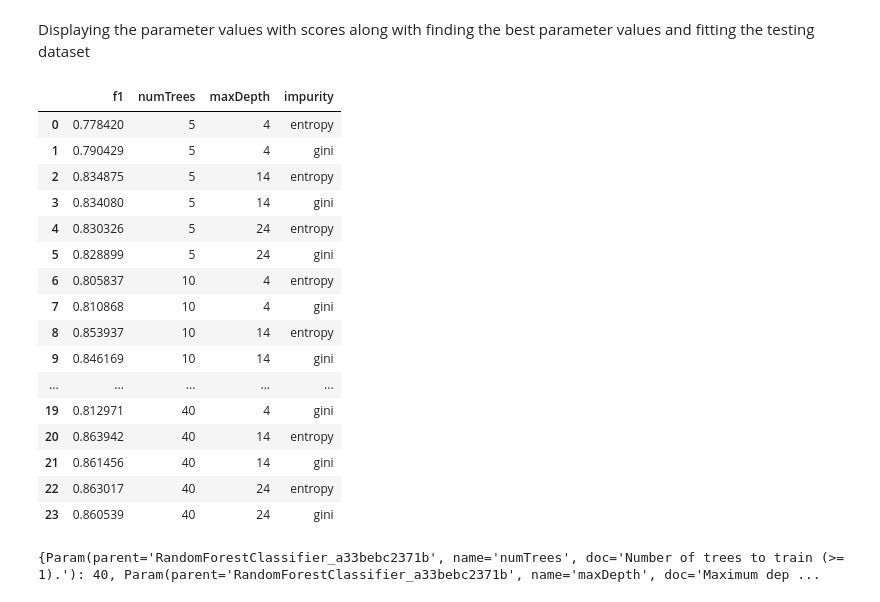
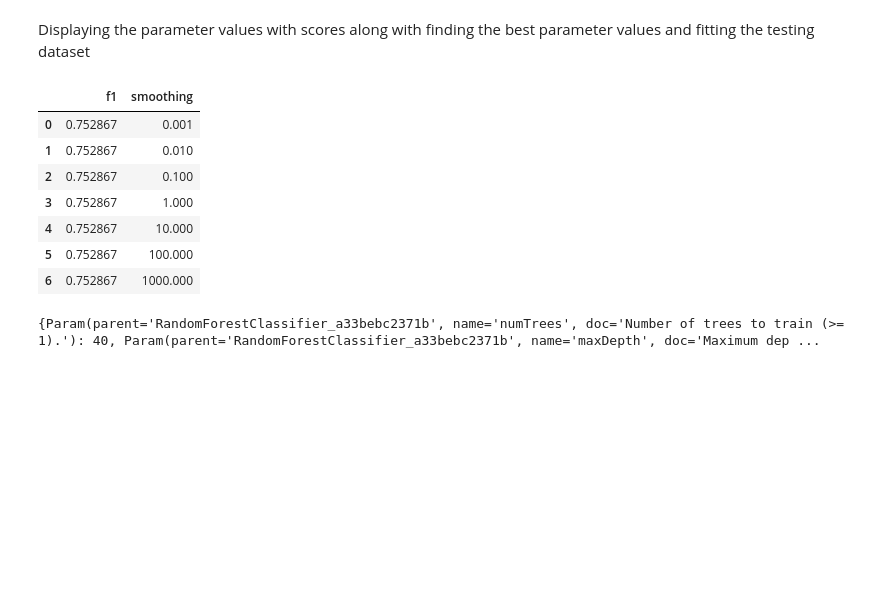
Before and after one commit to Gooner12/FIFA_2019, a Jupyter notebook: FIFA_2019.ipynb, the cells around one changed output. Cells and saved outputs as stored; diff of their text form; code cells hidden in the pictures; blank space fills up the shorter version.

```diff
--- a/FIFA_2019.ipynb
+++ b/FIFA_2019.ipynb
@@ -1559,2 +1615,4 @@ def pipeline_setter(feature_columns, Target, Type, Classifier):
 
   return main_pipeline, paramGrid
+# %%
+x, y = pipeline_setter(features_col_classification, 'Target', 'Classification', 'Naive Bayes')
@@ -1651,6 +1719,8 @@ def data_splitter(df):
 # %%
 # splitting the data into training and testing dataset
 training, testing = df_final.randomSplit([0.7, 0.3], seed=2020)
+# %%
+training, testing = data_splitter(classification_df)
 # %%
 print((training.count(), len(training.columns)))
 # %% [output]
@@ -1662,7 +1732,7 @@ print((training.count(), len(training.columns)))
 # %% [markdown]
 **Cross validation**
 # %%
-def cross_validator(Pipeline, ParamGrid, Target, Training_Data):
+def cross_validator(Pipeline, ParamGrid, Target, Training_Data, Testing_Data):
   # cross validating
   crossval = CrossValidator(estimator=Pipeline,\
                             estimatorParamMaps=ParamGrid,\
@@ -1671,4 +1741,10 @@ def cross_validator(Pipeline, ParamGrid, Target, Training_Data):
 
   # fitting the training data
   cv= crossval.fit(Training_Data)
-  return cv
+
+  # fitting the testing data using the best model
+  prediction = cv.bestModel.transform(Testing_Data).select('Target', 'prediction')
+  prediction.show()
+  return cv, prediction
+# %%
+d, e = cross_validator(x, y, 'Target', training, testing)
@@ -1687,31 +1794,22 @@ cv_random_forest= crossval_random_forest.fit(training)
 Displaying the parameter values with scores along with finding the best parameter values and fitting the testing dataset
 # %%
 # creating a dictionary of parameter and values after retrieving the estimator parameter map
-parameter_values_rf = [{parameter.name: values for parameter, values in parameter_maps.items()} for parameter_maps in cv_random_forest.getEstimatorParamMaps()]
+parameter_values_rf = [{parameter.name: values for parameter, values in parameter_maps.items()} for parameter_maps in d.getEstimatorParamMaps()]
 #print(parameter_values_rf)
 # creating a pandas dataframe containing measuring scores corresponding to each parameter value for different parameters from a dictionary
 # the first column is the score and the remaining are the parameters
-pd.DataFrame.from_dict([{cv_random_forest.getEvaluator().getMetricName(): metric, **pvs}\
-    for pvs, metric in zip(parameter_values_rf, cv_random_forest.avgMetrics)
+pd.DataFrame.from_dict([{d.getEvaluator().getMetricName(): metric, **pvs}\
+    for pvs, metric in zip(parameter_values_rf, d.avgMetrics)
 ])
 # %% [output]
-|  | f1 | numTrees | maxDepth | impurity |
-| 0 | 0.778420 | 5 | 4 | entropy |
-| 1 | 0.790429 | 5 | 4 | gini |
-| 2 | 0.834875 | 5 | 14 | entropy |
-| 3 | 0.834080 | 5 | 14 | gini |
-| 4 | 0.830326 | 5 | 24 | entropy |
-| 5 | 0.828899 | 5 | 24 | gini |
-| 6 | 0.805837 | 10 | 4 | entropy |
-| 7 | 0.810868 | 10 | 4 | gini |
-| 8 | 0.853937 | 10 | 14 | entropy |
-| 9 | 0.846169 | 10 | 14 | gini |
-| ... | ... | ... | ... | ... |
-| 19 | 0.812971 | 40 | 4 | gini |
-| 20 | 0.863942 | 40 | 14 | entropy |
-| 21 | 0.861456 | 40 | 14 | gini |
-| 22 | 0.863017 | 40 | 24 | entropy |
-| 23 | 0.860539 | 40 | 24 | gini |
+|  | f1 | smoothing |
+| 0 | 0.752867 | 0.001 |
+| 1 | 0.752867 | 0.010 |
+| 2 | 0.752867 | 0.100 |
+| 3 | 0.752867 | 1.000 |
+| 4 | 0.752867 | 10.000 |
+| 5 | 0.752867 | 100.000 |
+| 6 | 0.752867 | 1000.000 |
 # %%
 # printing the parameter values for the best estimator
 print(cv_random_forest.getEstimatorParamMaps()[np.argmax(cv_random_forest.avgMetrics)])
```
Also changed, not shown: parts of 16 cells of this notebook.
